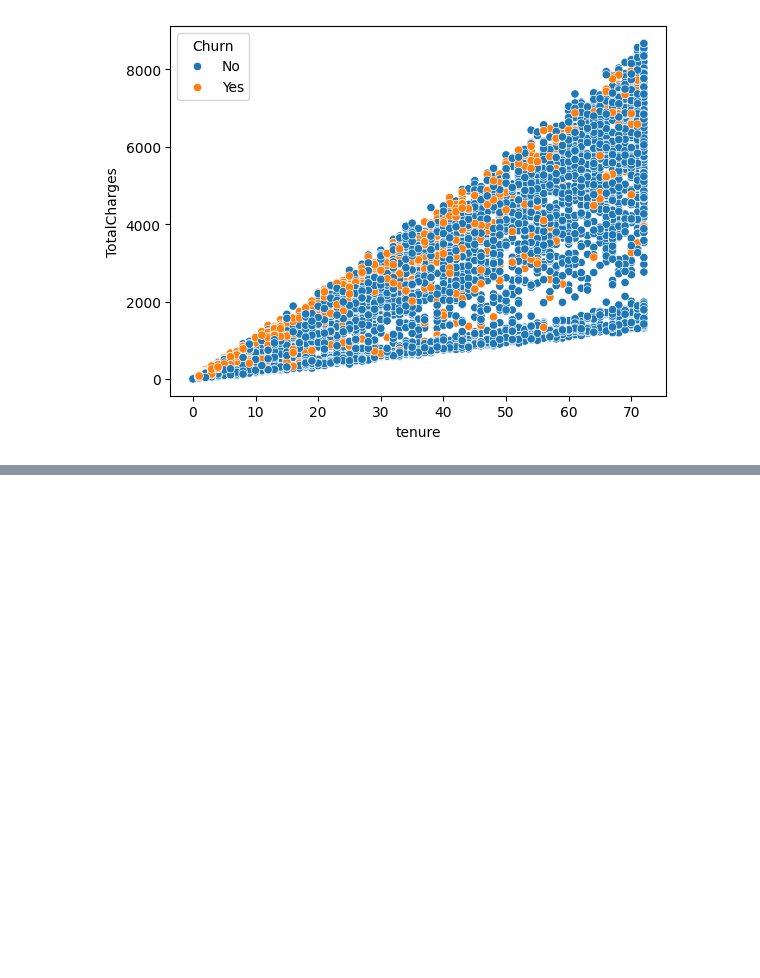
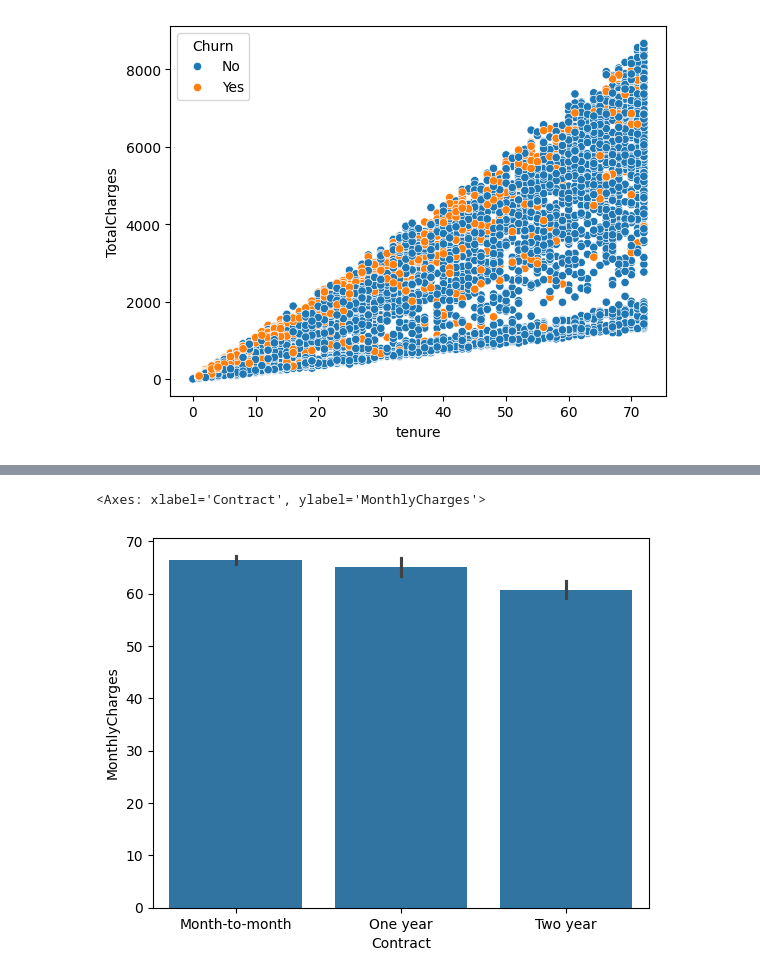
Before and after one commit to Rajashekarkaredla/Data-Analytics, a Jupyter notebook: tele_com.ipynb, the cells around one changed output, grey strips where cells are left out. Saved outputs shown, nothing was run; the diff lists cells and outputs as text; code cells hidden in the pictures; blank space fills up the shorter version.

```diff
--- a/tele_com.ipynb
+++ b/tele_com.ipynb
@@ -464,3 +464,8 @@ px.scatter_3d(tc_df,x='tenure',y='MonthlyCharges',z='TotalCharges',size='TotalCh
 px.scatter(tc_df,x='tenure',y='MonthlyCharges',color='Churn')
 # %% [output]
 [interactive output not drawn]
+# %%
+sns.barplot(data=tc_df,x='Contract',y='MonthlyCharges')
+# %% [output]
+<Axes: xlabel='Contract', ylabel='MonthlyCharges'>
+[figure, added]
```
Also changed, not shown: parts of 1 cell of this notebook.
